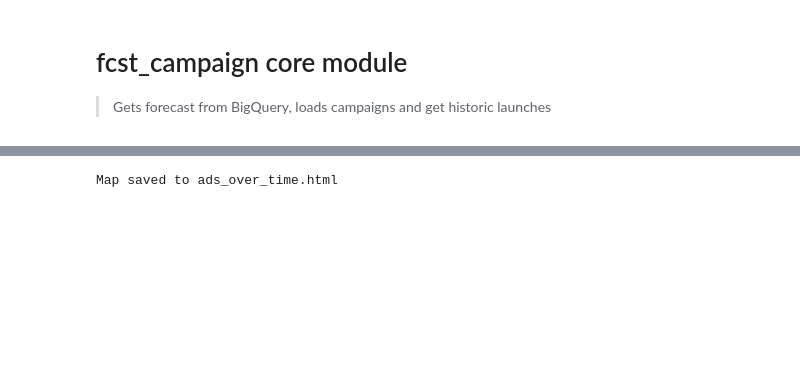
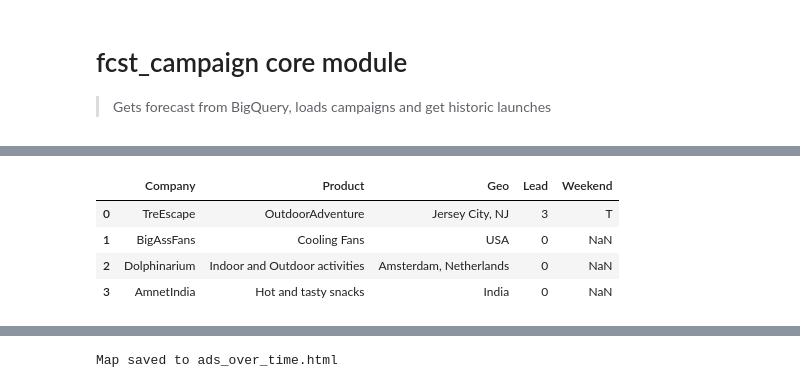
Before and after one commit to victorymr/forecast_action, a Jupyter notebook: 00_core.ipynb, the cells around one changed output, grey strips where cells are left out. Cells and saved outputs as stored; diff of their text form; code cells hidden in the pictures; blank space fills up the shorter version.

```diff
--- a/00_core.ipynb
+++ b/00_core.ipynb
@@ -487,0 +426,8 @@ Timezone offset for latitude 40.7128, longitude -74.006 is -5.0 hours.
+# %%
+company_df[['Company', 'Product', 'Geo', 'Lead', 'Weekend']]
+# %% [output]
+|  | Company | Product | Geo | Lead | Weekend |
+| 0 | TreEscape | OutdoorAdventure | Jersey City, NJ | 3 | T |
+| 1 | BigAssFans | Cooling Fans | USA | 0 | NaN |
+| 2 | Dolphinarium | Indoor and Outdoor activities | Amsterdam, Netherlands | 0 | NaN |
+| 3 | AmnetIndia | Hot and tasty snacks | India | 0 | NaN |
```
Also changed, not shown: parts of 19 cells of this notebook, 4 other files.
